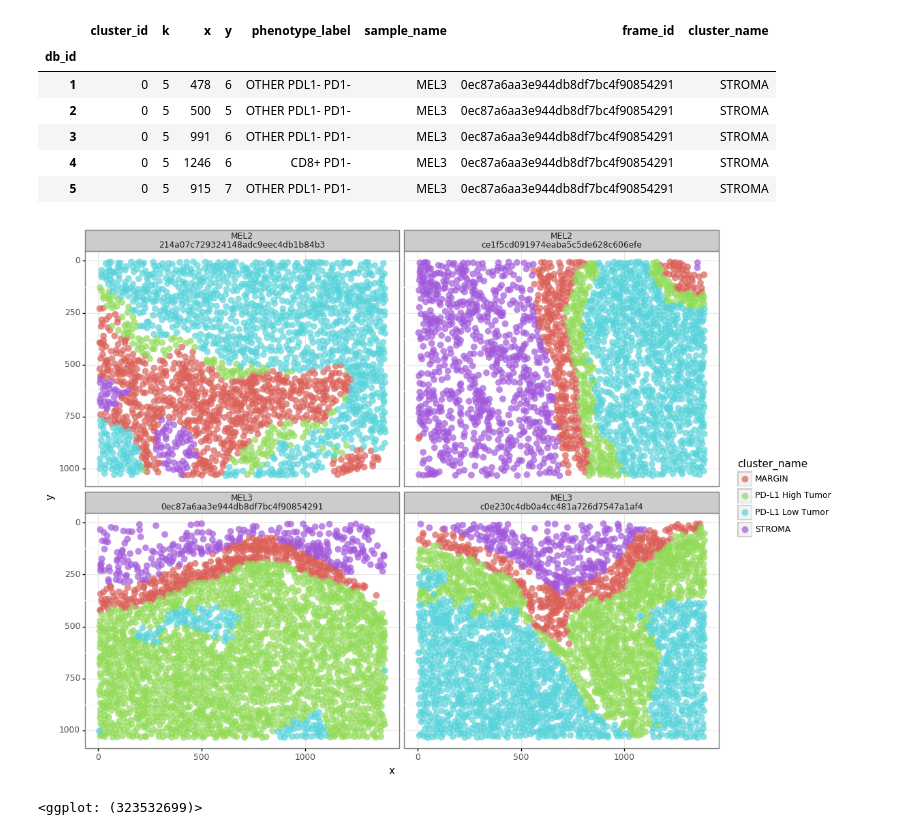
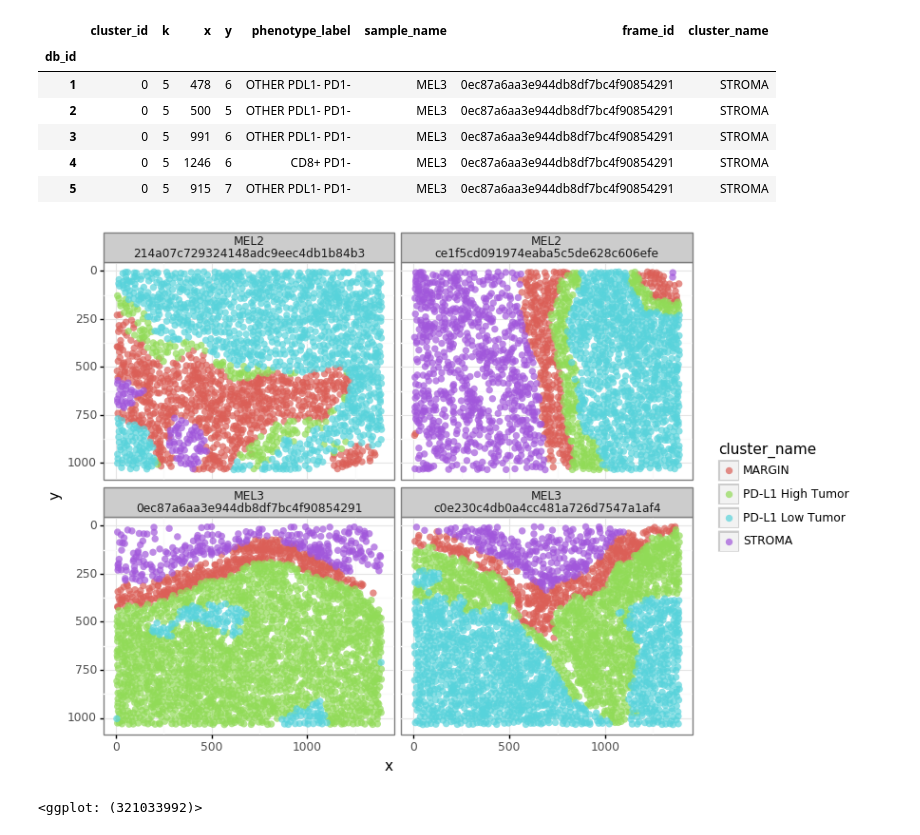
Before and after one commit to jason-weirather/good-neighbors, a Jupyter notebook: notebooks/Example Workflow.ipynb, the cells around one changed output. Cells and saved outputs as stored; diff of their text form; code cells hidden in the pictures.

```diff
--- a/notebooks/Example Workflow.ipynb
+++ b/notebooks/Example Workflow.ipynb
@@ -136,14 +136,14 @@ gn.clusters.head()
 # %%
 shape = cdf.iloc[0]['frame_shape']
 (ggplot(gn.clusters,aes(x='x',y='y',fill='cluster_name'))
- + geom_point(size=4,alpha=0.7,stroke=0)
+ + geom_point(size=3,alpha=0.7,stroke=0)
  + facet_wrap(['sample_name','frame_id'])
  + theme_bw()
- + theme(figure_size=(12,12),aspect_ratio=shape[0]/shape[1])
+ + theme(figure_size=(8,6),aspect_ratio=shape[0]/shape[1])
  + scale_y_reverse()
 )
 # %% [output]
-[figure, old version]
+[figure, new version]
-<ggplot: (323532699)>
+<ggplot: (321033992)>
 # %%
 X = gn.fractions
```
Also changed, not shown: parts of 2 cells of this notebook.
